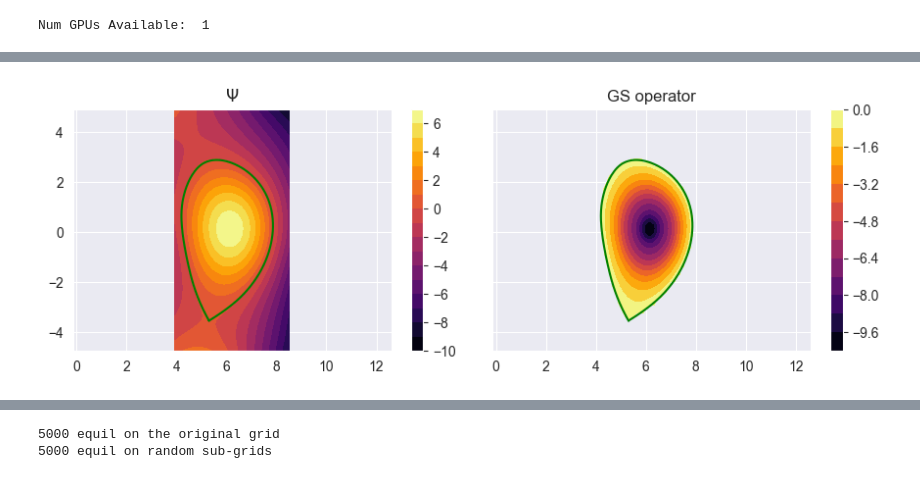
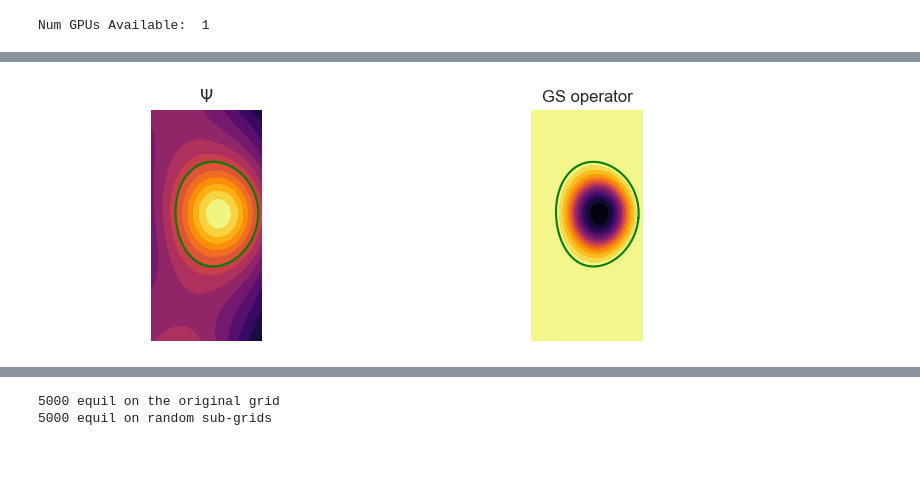
Before and after one commit to matteobonotto/PlaNet_Equil_reconstruction, a Jupyter notebook: notebooks/prepare_data_PlaNet_TF.ipynb, the cells around one changed output, grey strips where cells are left out. Cells and saved outputs as stored; diff of their text form; code cells hidden in the pictures.

```diff
--- a/notebooks/prepare_data_PlaNet_TF.ipynb
+++ b/notebooks/prepare_data_PlaNet_TF.ipynb
@@ -137,38 +137,45 @@ for i in range(0,1):
 # %%
+cmap = cm.inferno
+# cmap = cm.viridis
+# cmap = cm.turbo_r
+
 for i in range(0,1):
     ind_plot = np.random.randint(0,DB_Jpla_pixel_test_ConvNet.shape[0],1)[0]
     fig, axs = plt.subplots(1, 2, figsize=(9, 3), sharey=True)
-    img = axs[0].contourf(RR_pixels,ZZ_pixels,DB_psi_pixel_test_ConvNet[ind_plot,:,:],15,cmap=cm.inferno)
-    fig.colorbar(img)
+    img = axs[0].contourf(RR_pixels,ZZ_pixels,DB_psi_pixel_test_ConvNet[ind_plot,:,:],15,cmap=cmap)
+    # fig.colorbar(img)
     axs[0].plot(
         DB_separatrix_200_test_ConvNet[ind_plot,:,0],
         DB_separatrix_200_test_ConvNet[ind_plot,:,1],
         c='g')
-    axs[0].axis('equal')
     axs[0].set_xlim([RR_pixels.min(),RR_pixels.max()])
     axs[0].set_ylim([ZZ_pixels.min(),ZZ_pixels.max()])
-    plt.tight_layout()
+    axs[0].axis('equal')
+    axs[0].set_axis_off()
+    # plt.tight_layout()
     # axs[0].set_xlabel('r [m]')
     # axs[0].set_ylabel('z [m]')
     axs[0].set_title('$\Psi$')
     qq = DB_res_RHS_pixel_test_ConvNet[ind_plot,:,:]
-    qq[qq==0] = np.nan
-    img = axs[1].contourf(RR_pixels,ZZ_pixels,qq,15,cmap=cm.inferno)
-    fig.colorbar(img)
-    axs[1].axis('equal')
+    # qq[qq==0] = np.nan
+    img = axs[1].contourf(RR_pixels,ZZ_pixels,qq,15,cmap=cmap)
+    # fig.colorbar(img)
     axs[1].set_title('GS operator')
     # axs[1].set_xlabel('r [m]')
     # axs[1].set_ylabel('z [m]')
     axs[1].axis('equal')
     axs[1].set_xlim([RR_pixels.min(),RR_pixels.max()])
     axs[1].set_ylim([ZZ_pixels.min(),ZZ_pixels.max()])
+    axs[1].axis('equal')
     axs[1].plot(
         DB_separatrix_200_test_ConvNet[ind_plot,:,0],
         DB_separatrix_200_test_ConvNet[ind_plot,:,1],
         c='g')
-    plt.savefig('./figures/equil_and_GSope')
+    axs[1].set_axis_off()
+
+    plt.savefig('./figures/equil_and_GSope', dpi=300)
 # %% [output]
-[figure, old version]
+[figure, new version]
 # %%
 # def fun_contourf_sol(z,RR,ZZ):
 #     plt.figure()
```
Also changed, not shown: parts of 6 cells of this notebook, 9 other files.
